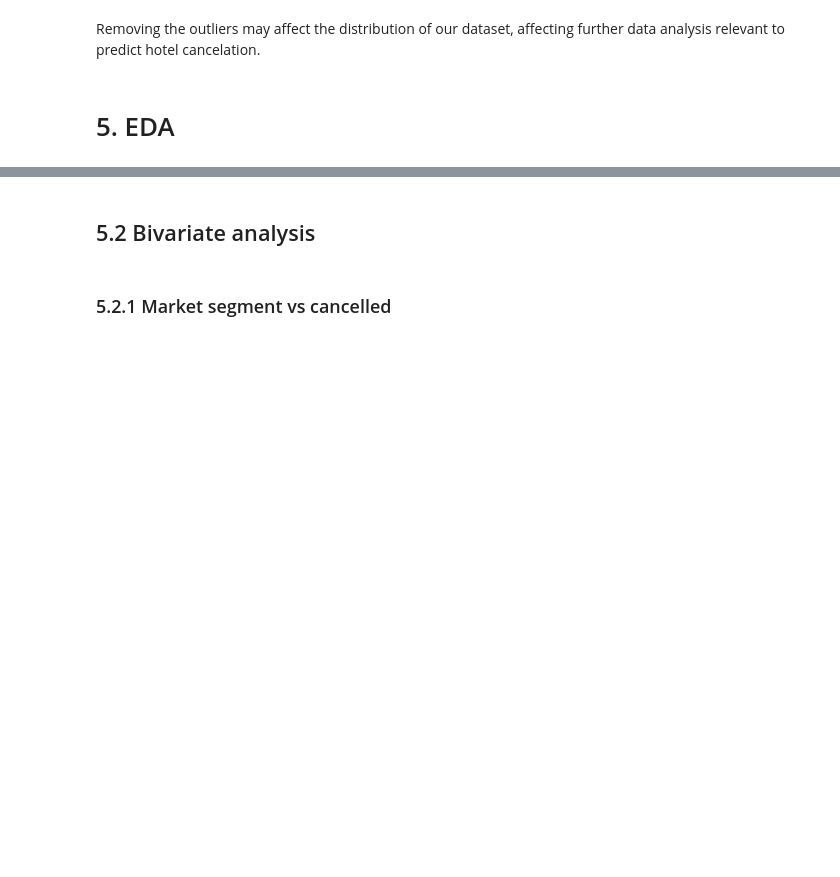
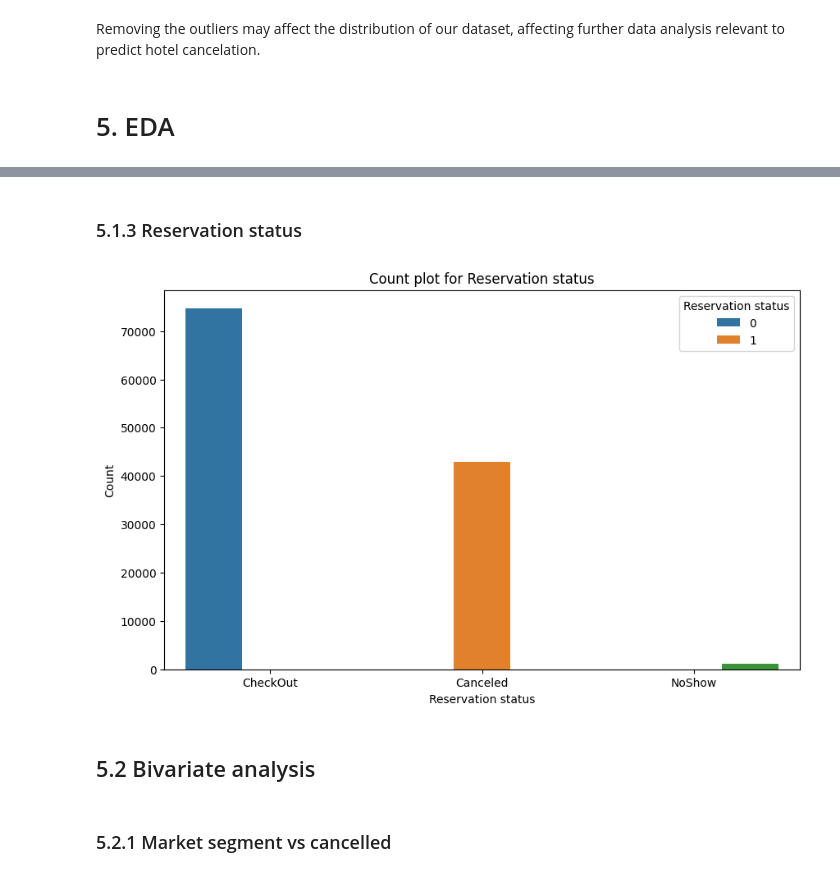
Before and after one commit to MuchiriKinyua/Hotel-booking-and-cancellation-system, a Jupyter notebook: Student.ipynb, the cells around one changed output, grey strips where cells are left out. Drawn from its saved outputs; the diff is of its cells as text; code cells hidden in the pictures; blank space fills up the shorter version.

```diff
--- a/Student.ipynb
+++ b/Student.ipynb
@@ -523,3 +568,22 @@ Removing the outliers may affect the distribution of our dataset, affecting furt
+# %% [markdown]
+### 5.1.3 Reservation status
+# %%
+# plotting the figure size
+plt.figure(figsize=(10, 6))
+
+# countplot
+sns.countplot(data = hotel, x = "reservation_status", hue = "reservation_status")
+
+# labels
+plt.title("Count plot for Reservation status")
+plt.xlabel("Reservation status")
+plt.ylabel("Count")
+plt.legend(title = "Reservation status", labels = ["0", "1"])
+
+# Display the visual
+plt.show()
+# %% [output]
+[figure, added]
 # %% [markdown]
 ## 5.2 Bivariate analysis
 # %% [markdown]
```
Also changed, not shown: parts of 6 cells of this notebook.
